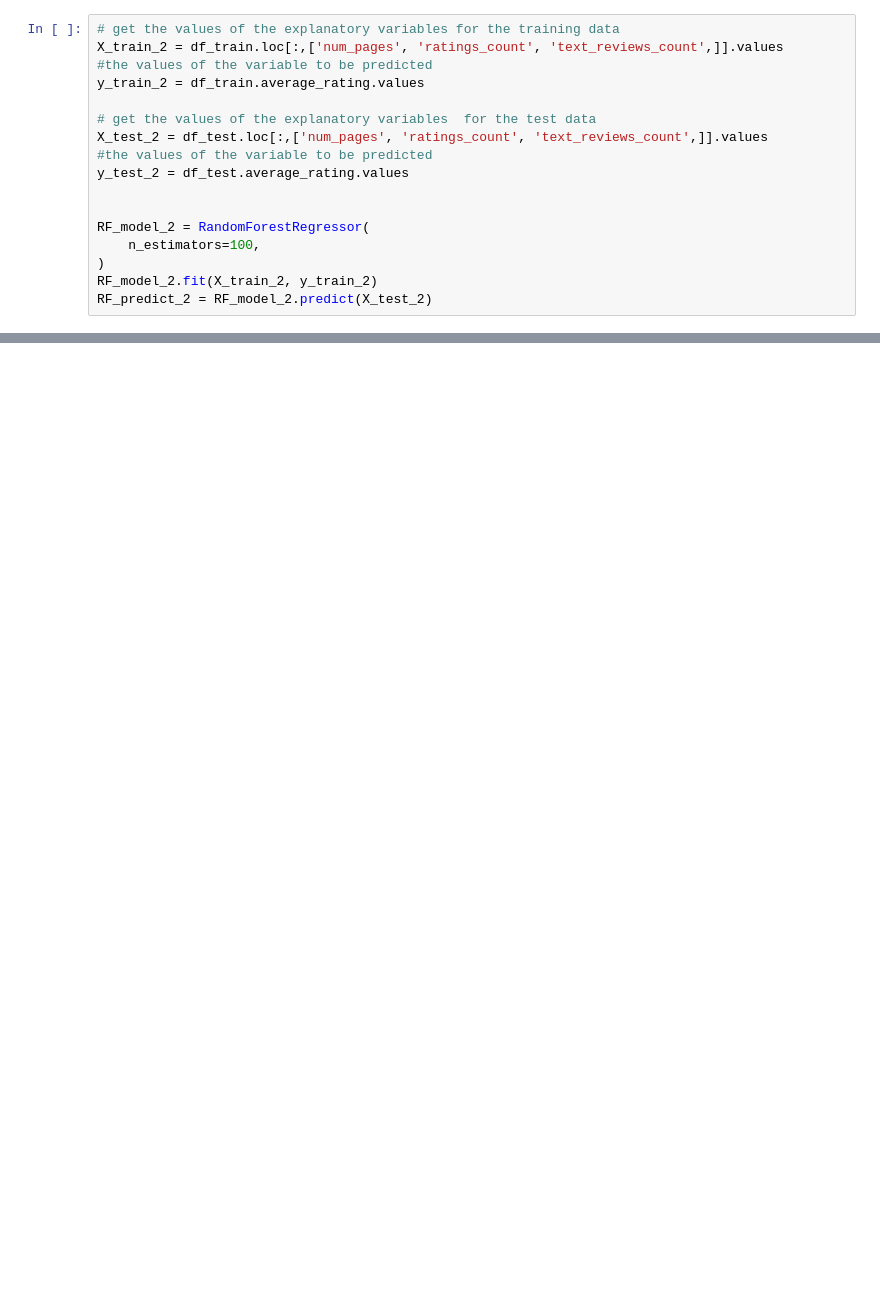
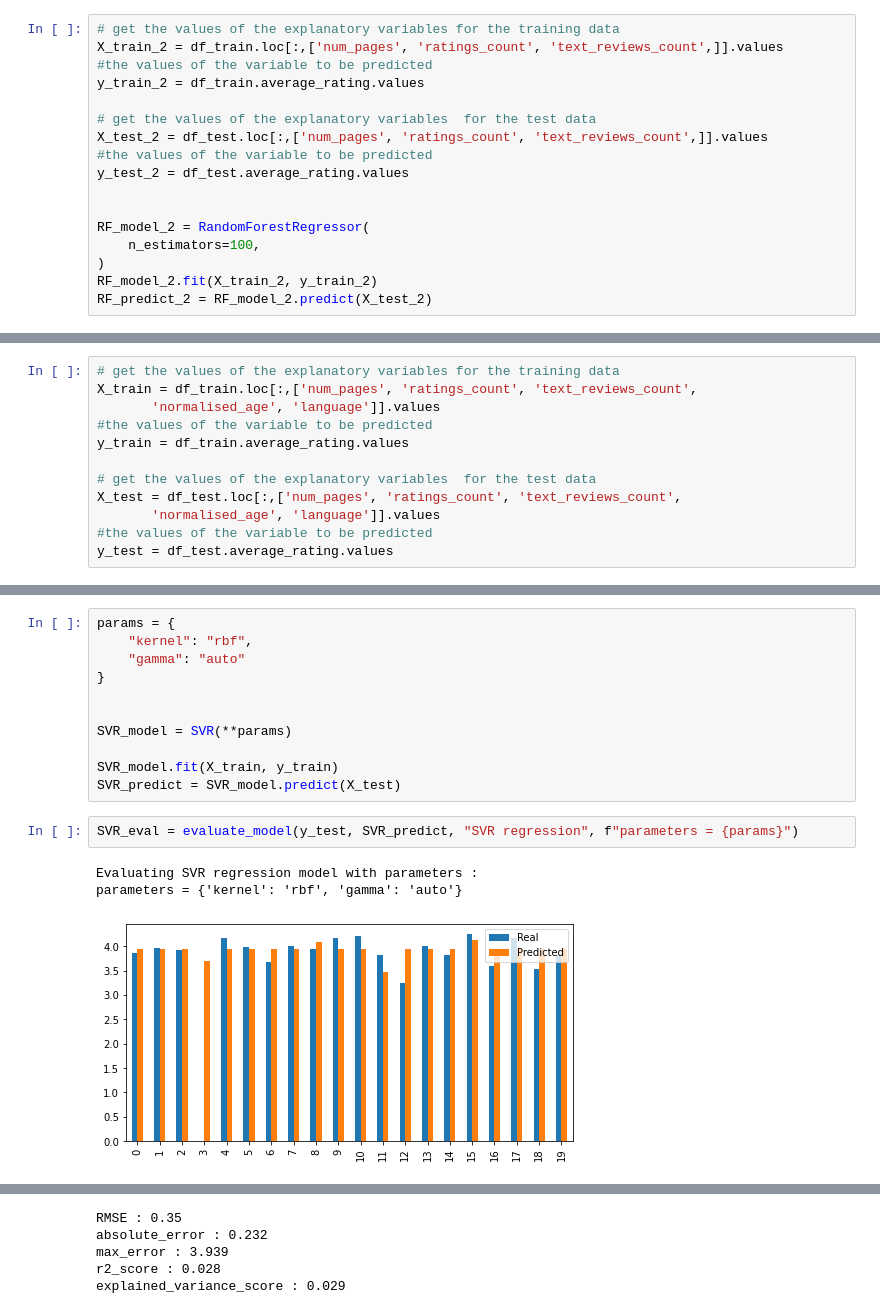
Before and after one commit to Attoumassa/book_rating_prediction_model, a Jupyter notebook: feature_engineering.ipynb, the cells around one changed output, grey strips where cells are left out. Saved outputs shown, nothing was run; the diff lists cells and outputs as text; blank space fills up the shorter version.

```diff
--- a/feature_engineering.ipynb
+++ b/feature_engineering.ipynb
@@ -492,0 +580,12 @@ print(random_forest_eval_2)
+# %%
+# get the values of the explanatory variables for the training data
+X_train = df_train.loc[:,['num_pages', 'ratings_count', 'text_reviews_count',
+       'normalised_age', 'language']].values
+#the values of the variable to be predicted
+y_train = df_train.average_rating.values
+
+# get the values of the explanatory variables  for the test data
+X_test = df_test.loc[:,['num_pages', 'ratings_count', 'text_reviews_count',
+       'normalised_age', 'language']].values
+#the values of the variable to be predicted
+y_test = df_test.average_rating.values
@@ -492,0 +594,17 @@ print(random_forest_eval_2)
+# %%
+params = {
+    "kernel": "rbf",
+    "gamma": "auto"
+}
+
+
+SVR_model = SVR(**params)
+
+SVR_model.fit(X_train, y_train)
+SVR_predict = SVR_model.predict(X_test)
+# %%
+SVR_eval = evaluate_model(y_test, SVR_predict, "SVR regression", f"parameters = {params}")
+# %% [output]
+Evaluating SVR regression model with parameters :
+parameters = {'kernel': 'rbf', 'gamma': 'auto'}
+[figure, added]
@@ -492,0 +612,5 @@ print(random_forest_eval_2)
+RMSE : 0.35
+absolute_error : 0.232
+max_error : 3.939
+r2_score : 0.028
+explained_variance_score : 0.029
```
Also changed, not shown: parts of 17 cells of this notebook.
